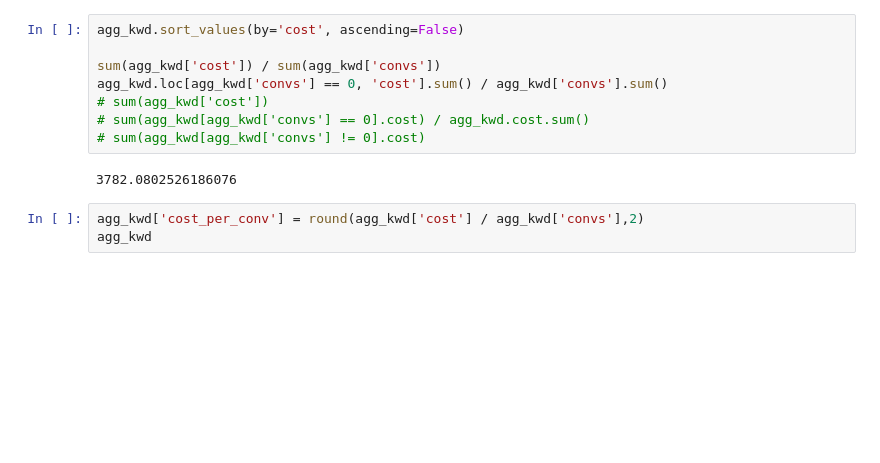
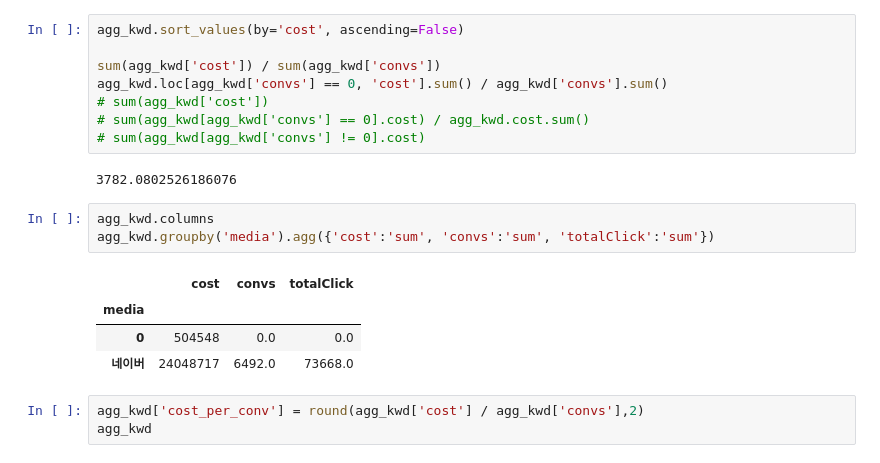
Before and after one commit to skadudd/Oct.25__adhoc_mkt.centum, a Jupyter notebook: 1.1w__WIP/1.1w__analysis.ipynb, the cells around one changed output. Saved outputs shown, nothing was run; the diff lists cells and outputs as text; blank space fills up the shorter version.

```diff
--- a/1.1w__WIP/1.1w__analysis.ipynb
+++ b/1.1w__WIP/1.1w__analysis.ipynb
@@ -87,6 +87,14 @@ agg_kwd.loc[agg_kwd['convs'] == 0, 'cost'].sum() / agg_kwd['convs'].sum()
 # sum(agg_kwd[agg_kwd['convs'] != 0].cost)
 # %% [output]
 3782.0802526186076
+# %%
+agg_kwd.columns
+agg_kwd.groupby('media').agg({'cost':'sum', 'convs':'sum', 'totalClick':'sum'})
+# %% [output]
+|  | cost | convs | totalClick |
+| media |  |  |  |
+| 0 | 504548 | 0.0 | 0.0 |
+| 네이버 | 24048717 | 6492.0 | 73668.0 |
 # %%
 agg_kwd['cost_per_conv'] = round(agg_kwd['cost'] / agg_kwd['convs'],2)
 agg_kwd
```
Also changed, not shown: 2 other files.
